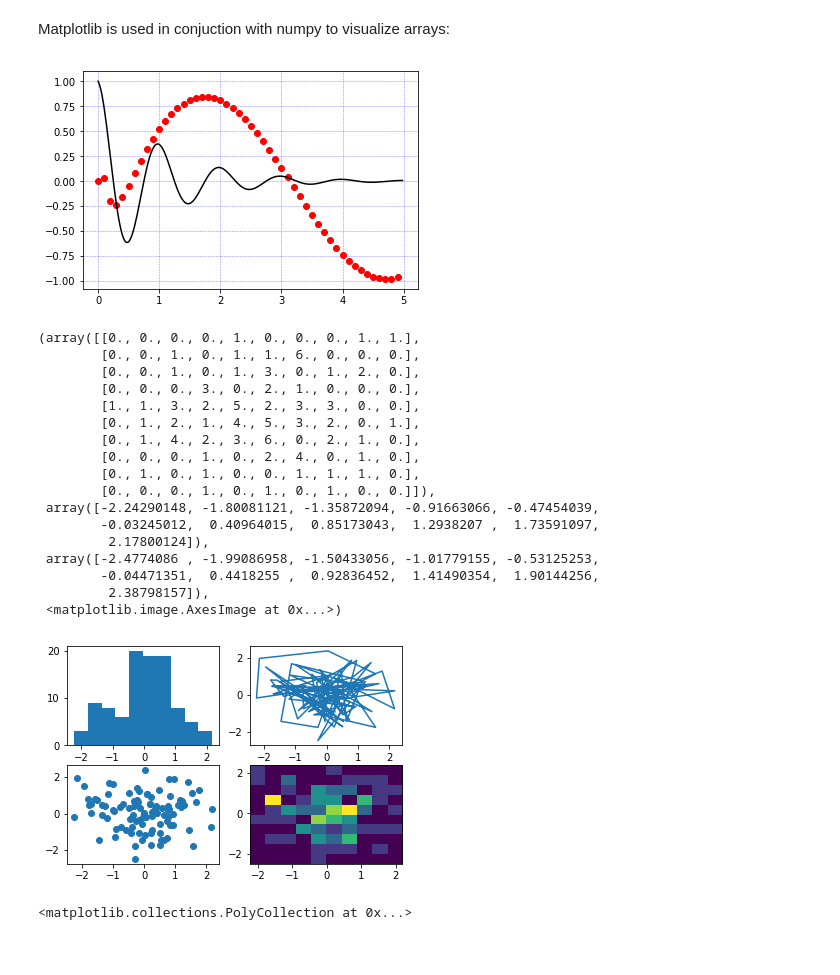
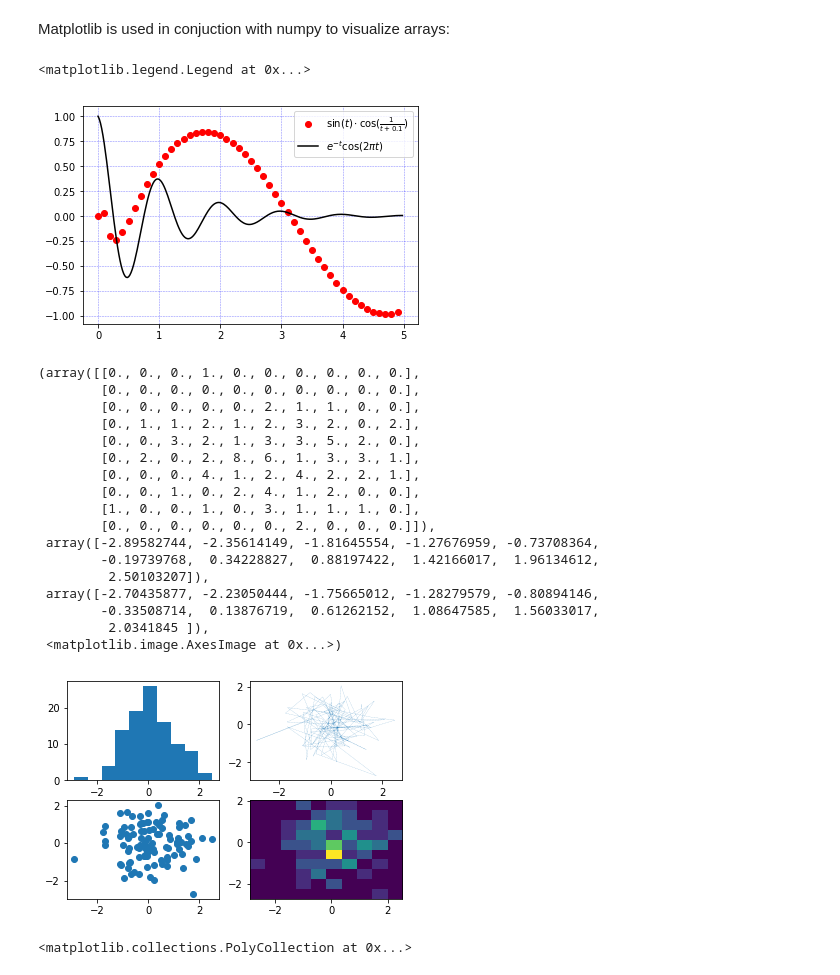
Before and after one commit to sagol-python-for-neuroscientists/textbook-public, a Jupyter notebook: classes/class6.ipynb, the cells around one changed output. Cells and saved outputs as stored; diff of their text form; code cells hidden in the pictures.

```diff
--- a/classes/class6.ipynb
+++ b/classes/class6.ipynb
@@ -65,35 +67,41 @@ fig2 = plt.figure()
 ax1 = fig2.add_subplot(111)
 ax1.plot(t1, g(t1), 'ro', t2, f(t2), 'k')  # two plots in the same call
 ax1.grid(color='b', alpha=0.5, linestyle='dashed', linewidth=0.5)
+
+# Assigning labels to each plot (can be done during plotting)
+f_label = r'$e^{-t}\cos(2 \pi t)$'
+g_label = r'$\sin(t) \cdot \cos(\frac{1}{t + 0.1})$'
+ax1.legend([g_label, f_label])
 # %% [output]
+<matplotlib.legend.Legend at 0x...>
-[figure, old version]
+[figure, new version]
 # %%
 data = np.random.randn(2, 100)  # random numbers from normal distribution
 
 fig, axs = plt.subplots(2, 2)  # still OO notation, perhaps more convenient
 axs[0, 0].hist(data[0])
 axs[1, 0].scatter(data[0], data[1])
-axs[0, 1].plot(data[0], data[1])
+axs[0, 1].plot(data[0], data[1], '-.', linewidth=0.15)
 axs[1, 1].hist2d(data[0], data[1])
 # %% [output]
-(array([[0., 0., 0., 0., 1., 0., 0., 0., 1., 1.],
-        [0., 0., 1., 0., 1., 1., 6., 0., 0., 0.],
-        [0., 0., 1., 0., 1., 3., 0., 1., 2., 0.],
-        [0., 0., 0., 3., 0., 2., 1., 0., 0., 0.],
-        [1., 1., 3., 2., 5., 2., 3., 3., 0., 0.],
-        [0., 1., 2., 1., 4., 5., 3., 2., 0., 1.],
-        [0., 1., 4., 2., 3., 6., 0., 2., 1., 0.],
-        [0., 0., 0., 1., 0., 2., 4., 0., 1., 0.],
-        [0., 1., 0., 1., 0., 0., 1., 1., 1., 0.],
-        [0., 0., 0., 1., 0., 1., 0., 1., 0., 0.]]),
- array([-2.24290148, -1.80081121, -1.35872094, -0.91663066, -0.47454039,
-        -0.03245012,  0.40964015,  0.85173043,  1.2938207 ,  1.73591097,
-         2.17800124]),
- array([-2.4774086 , -1.99086958, -1.50433056, -1.01779155, -0.53125253,
-        -0.04471351,  0.4418255 ,  0.92836452,  1.41490354,  1.90144256,
-         2.38798157]),
+(array([[0., 0., 0., 1., 0., 0., 0., 0., 0., 0.],
+        [0., 0., 0., 0., 0., 0., 0., 0., 0., 0.],
+        [0., 0., 0., 0., 0., 2., 1., 1., 0., 0.],
+        [0., 1., 1., 2., 1., 2., 3., 2., 0., 2.],
+        [0., 0., 3., 2., 1., 3., 3., 5., 2., 0.],
+        [0., 2., 0., 2., 8., 6., 1., 3., 3., 1.],
+        [0., 0., 0., 4., 1., 2., 4., 2., 2., 1.],
+        [0., 0., 1., 0., 2., 4., 1., 2., 0., 0.],
+        [1., 0., 0., 1., 0., 3., 1., 1., 1., 0.],
+        [0., 0., 0., 0., 0., 0., 2., 0., 0., 0.]]),
+ array([-2.89582744, -2.35614149, -1.81645554, -1.27676959, -0.73708364,
+        -0.19739768,  0.34228827,  0.88197422,  1.42166017,  1.96134612,
+         2.50103207]),
+ array([-2.70435877, -2.23050444, -1.75665012, -1.28279579, -0.80894146,
+        -0.33508714,  0.13876719,  0.61262152,  1.08647585,  1.56033017,
+         2.0341845 ]),
  <matplotlib.image.AxesImage at 0x...>)
-[figure, old version]
+[figure, new version]
 # %%
 fig, ax = plt.subplots()
 x = np.arange(0.0, 2, 0.01)
```
Also changed, not shown: parts of 83 cells of this notebook, 2 other files.
